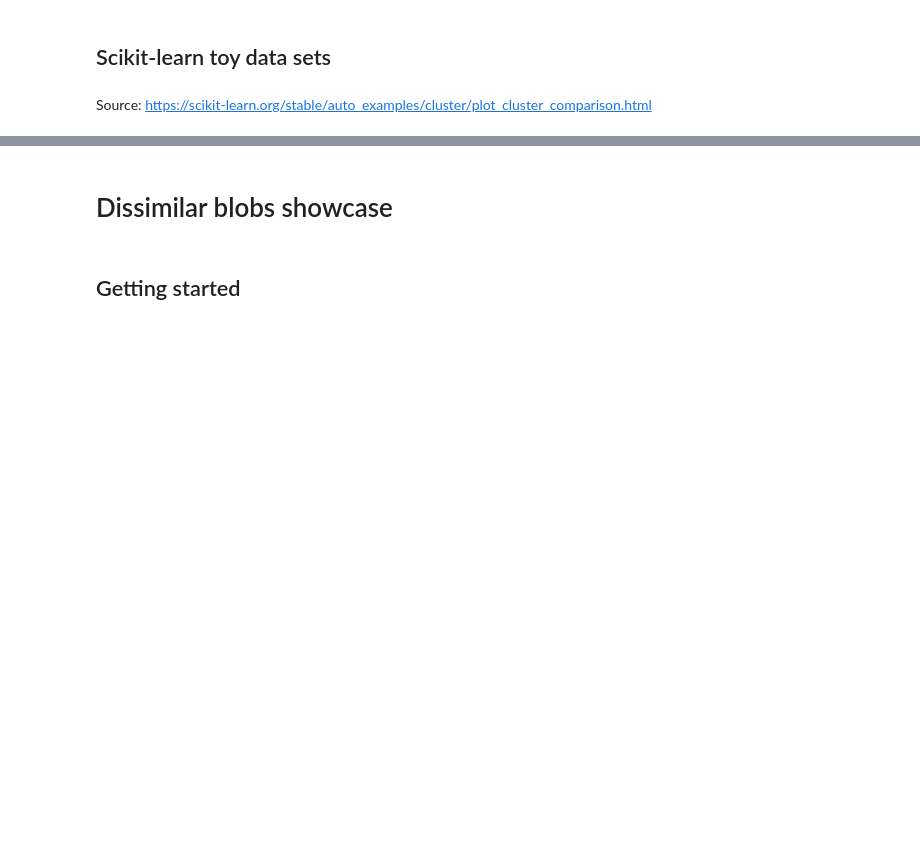
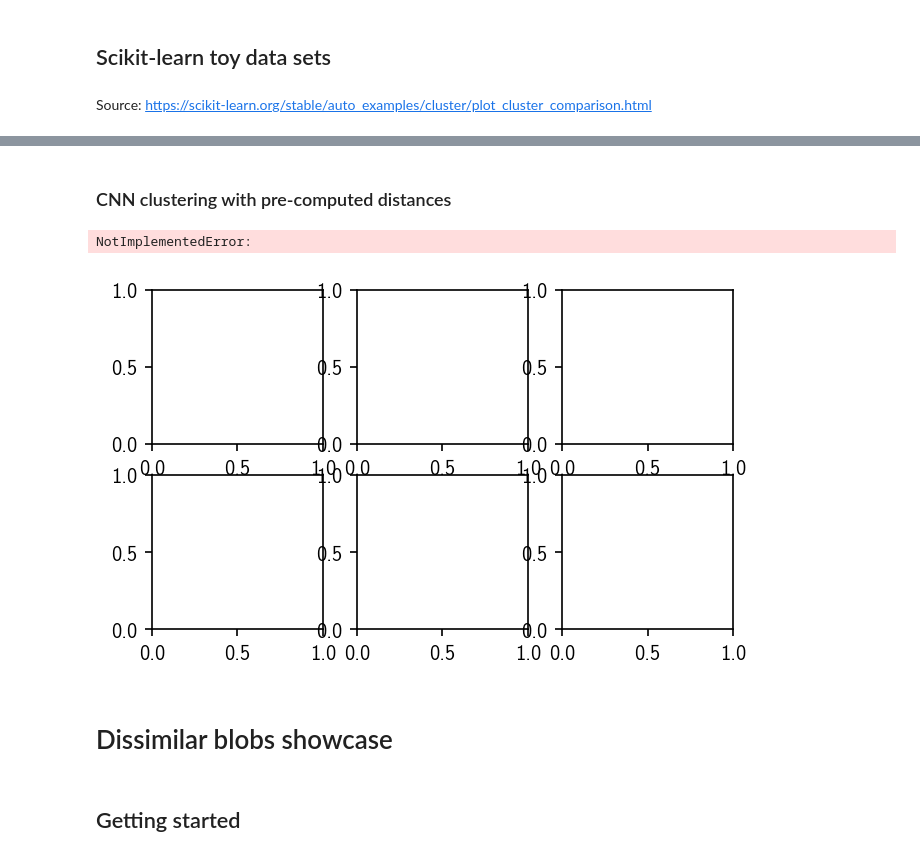
Before and after one commit to janjoswig/CommonNNClustering, a Jupyter notebook: tutorial/tutorial.ipynb, the cells around one changed output, grey strips where cells are left out. Drawn from its saved outputs; the diff is of its cells as text; code cells hidden in the pictures; blank space fills up the shorter version.

```diff
--- a/tutorial/tutorial.ipynb
+++ b/tutorial/tutorial.ipynb
@@ -227,3 +229,30 @@ Execution time for call of fit: 0 hours, 0 minutes, 0.3414 seconds
+# %% [markdown]
+### CNN clustering with pre-computed distances
+# %%
+# Cluster the sets and plot the result
+fig, ax = plt.subplots(2, 3)
+Ax = ax.flatten()
+
+for count, (name, data, params) in enumerate(dsets):
+    # Fit all datasets to the same value range
+    data = StandardScaler().fit_transform(data)
+
+    clustering = cnn.CNN(points=data)
+    clustering.calc_dist()  # Pre-calculate distances from points
+    clustering.fit(**params, policy="conservative")
+    print()
+
+    # Plot
+    clustering.evaluate(ax=Ax[count], annotate_pos="random")
+    Ax[count].set(**ax_props)
+    Ax[count].set_title(f'{name}', fontsize=10, pad=4)
+
+fig.subplots_adjust(
+    left=0, right=1, bottom=0, top=1, wspace=0.1, hspace=0.3
+    )
+# %% [output]
+NotImplementedError:
+[figure, added]
 # %% [markdown]
 # Dissimilar blobs showcase
 # %% [markdown]
```
Also changed, not shown: parts of 6 cells of this notebook, 9 other files.
